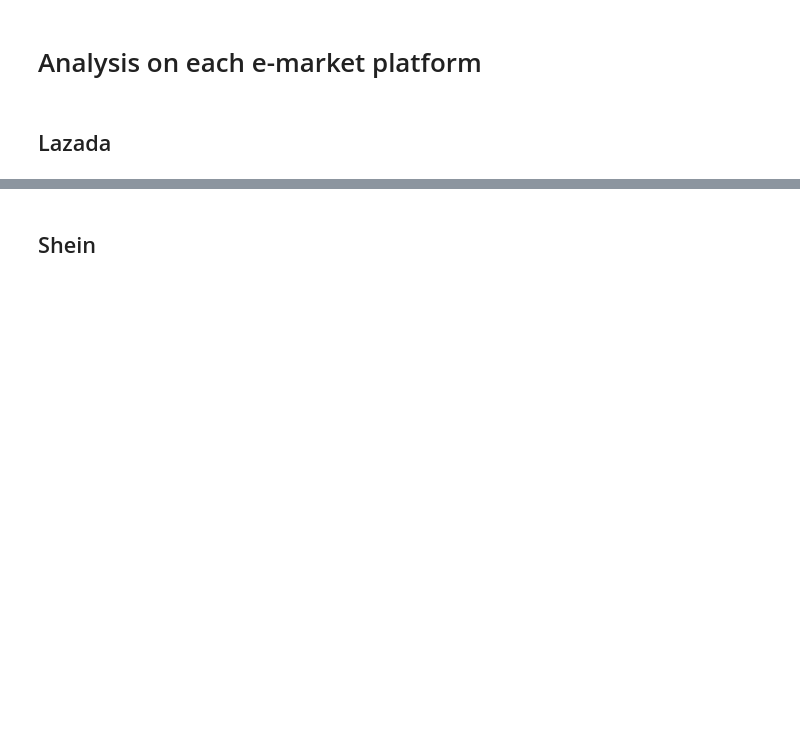
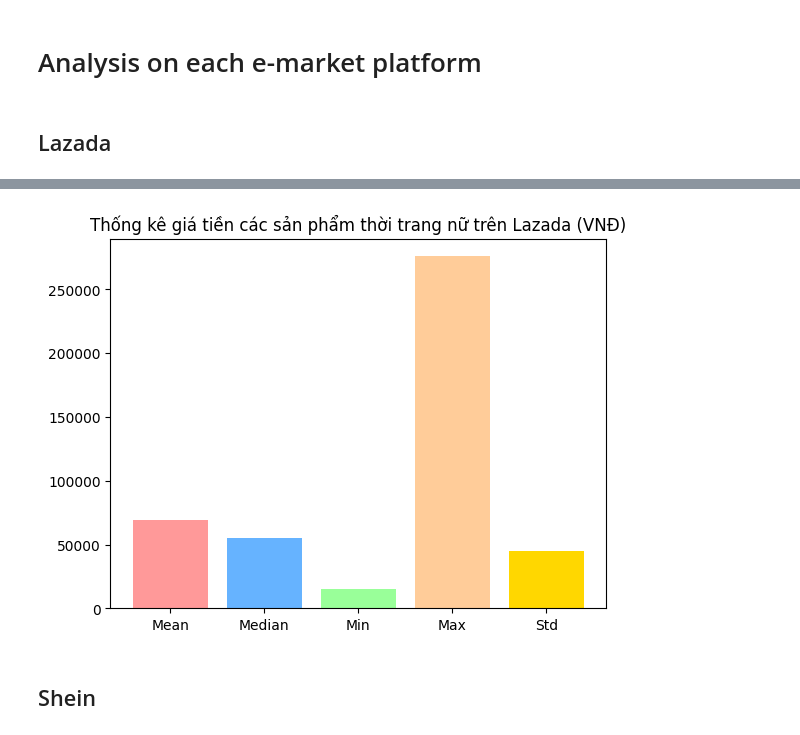
Before and after one commit to tathithienthanh/WomenFashionProductRecommendationSystem, a Jupyter notebook: Untitled.ipynb, the cells around one changed output, grey strips where cells are left out. Drawn from its saved outputs; the diff is of its cells as text; code cells hidden in the pictures; blank space fills up the shorter version.

```diff
--- a/Untitled.ipynb
+++ b/Untitled.ipynb
@@ -751,3 +960,18 @@ plt.show()
+# %%
+stats = {
+    'Mean': df_Laz_product['Price'].mean(),
+    'Median': df_Laz_product['Price'].median(),
+    'Min': df_Laz_product['Price'].min(),
+    'Max': df_Laz_product['Price'].max(),
+    'Std': df_Laz_product['Price'].std()
+}
+
+colors = ['#FF9999', '#66B3FF', '#99FF99', '#FFCC99', '#FFD700']
+plt.bar(stats.keys(), stats.values(), color = colors)
+plt.title('Thống kê giá tiền các sản phẩm thời trang nữ trên Lazada (VNĐ)')
+plt.show()
+# %% [output]
+[figure, added]
 # %% [markdown]
 ## Shein
 # %% [markdown]
```
Also changed, not shown: parts of 39 cells of this notebook.
